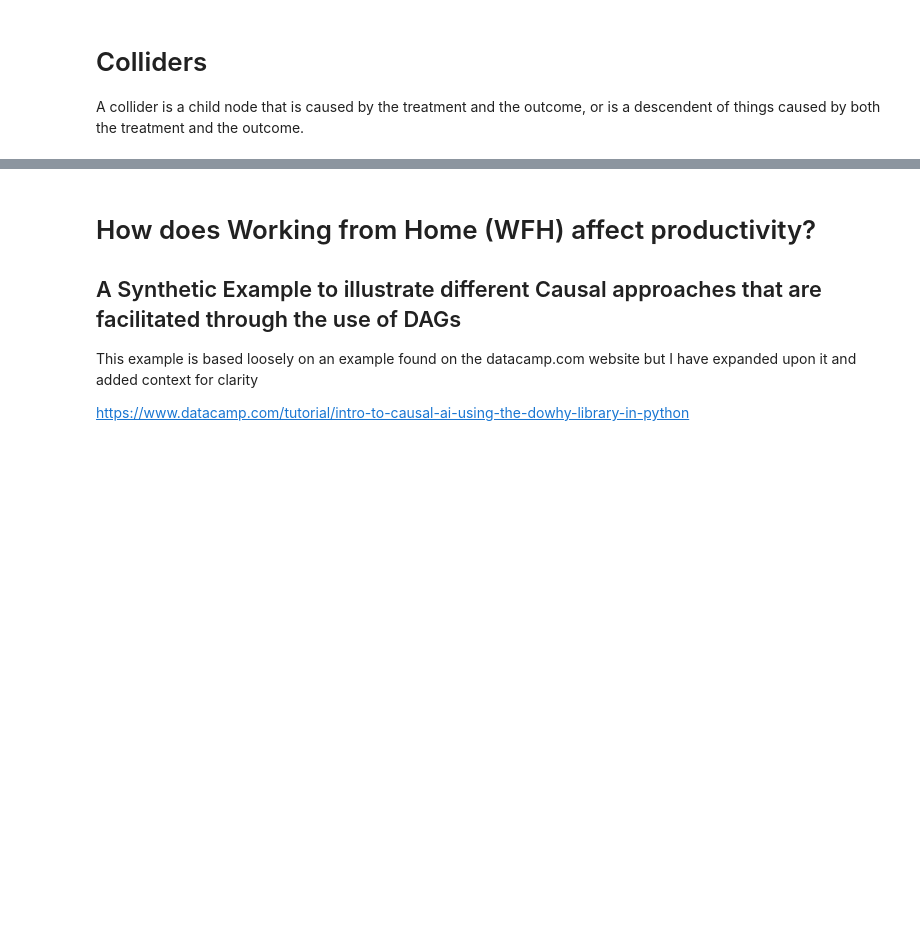
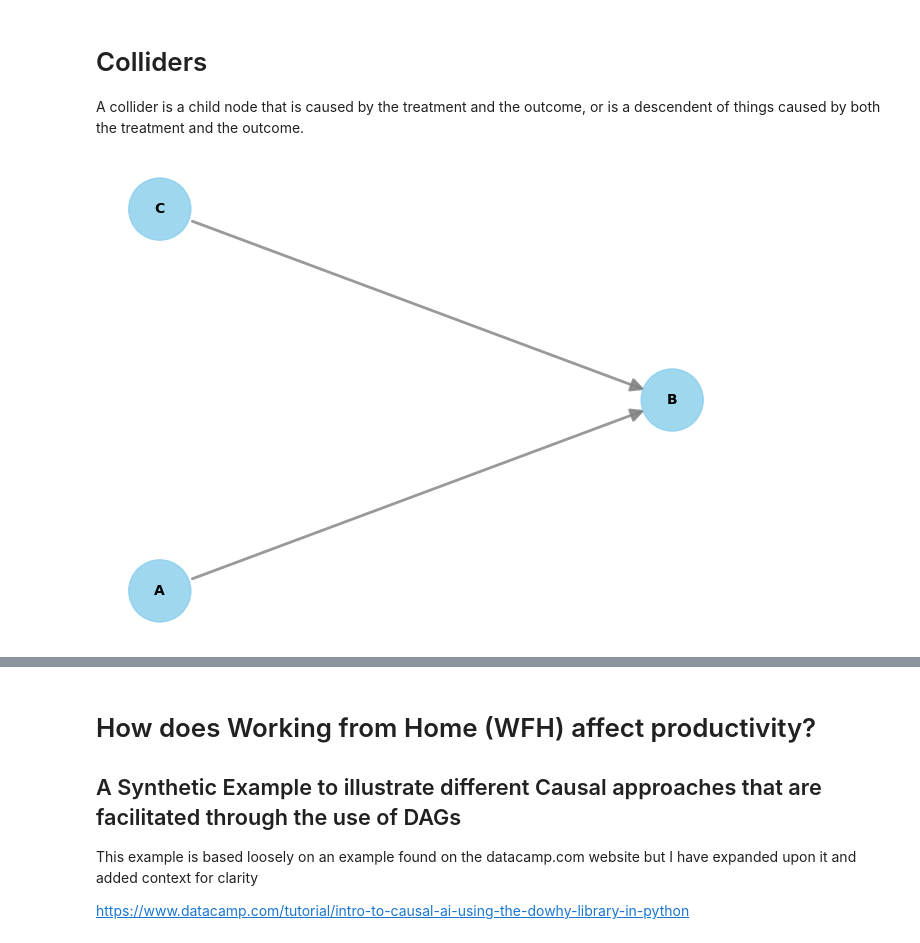
Before and after one commit to woolstej/causal_modeling, a Jupyter notebook: WFH_Causal_Example.ipynb, the cells around one changed output, grey strips where cells are left out. Saved outputs shown, nothing was run; the diff lists cells and outputs as text; code cells hidden in the pictures; blank space fills up the shorter version.

```diff
--- a/WFH_Causal_Example.ipynb
+++ b/WFH_Causal_Example.ipynb
@@ -218,3 +218,39 @@ In this example, controlling for B blocks the causal pathway from A to C. Classi
 # %% [markdown]
 # Colliders
 A collider is a child node that is caused by the treatment and the outcome, or is a descendent of things caused by both the treatment and the outcome.
+# %%
+# Generate a classic collider data structure
+n_samples = 10000
+np.random.seed(1) # set seed for reproducibility
+a = np.random.normal(loc=0, scale = 1, size = n_samples) # A is random noise and has no parent node
+c = np.random.normal(loc=0, scale = 1, size = n_samples) # C is random noise with no parent node
+b = 3*a + 3*c + np.random.normal(loc=0, scale = 1, size = n_samples) # B is a function of A and C plus random noise
+
+df = pd.DataFrame({'A':a, 'B':b, 'C':c})
+# %%
+# Graph the mediator
+# Graph it
+# create the DAG
+nodes = ['A','B','C']
+edges = [['A','B'],
+         ['C','B']]
+
+gml_graph = 'graph [directed 1\n'
+
+for node in nodes:
+  gml_graph += f'\tnode [id "{node}" label "{node}"]\n'
+
+for edge in edges:
+  gml_graph += f'\tedge [source "{edge[0]}" target "{edge[1]}"]\n'
+
+gml_graph += ']'
+
+model = CausalModel(
+    data = df,
+    treatment = 'A',
+    outcome = 'C',
+    graph = gml_graph
+)
+model.view_model()
+# %% [output]
+[figure, added]
```
Also changed, not shown: parts of 7 cells of this notebook.
